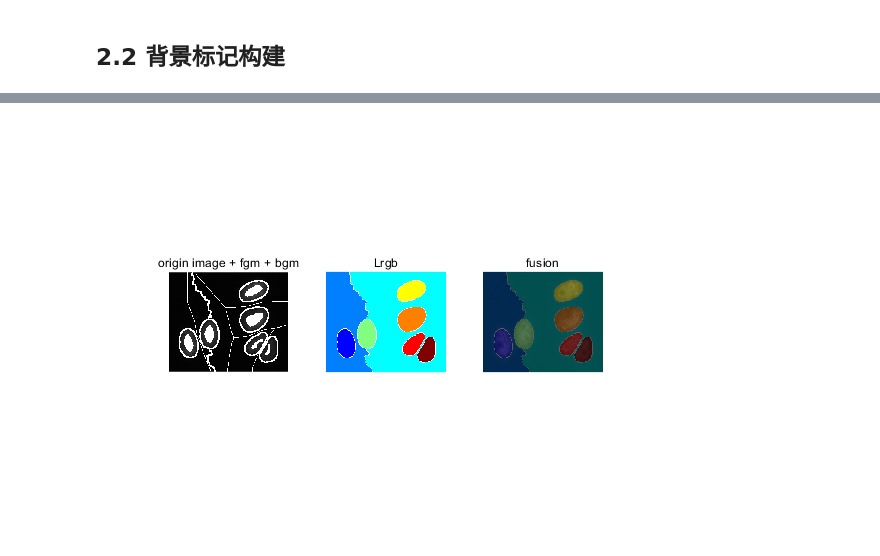
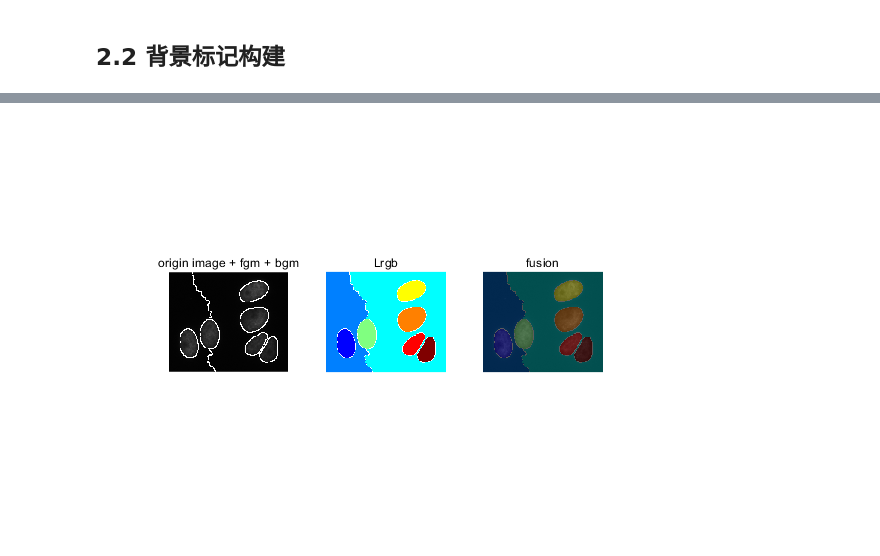
Before and after one commit to GCaptainNemo/image-processing-utils-matlab, a Jupyter notebook: jupyter_notebook/watershed.ipynb, the cells around one changed output, grey strips where cells are left out. Cells and saved outputs as stored; diff of their text form; code cells hidden in the pictures.

```diff
--- a/jupyter_notebook/watershed.ipynb
+++ b/jupyter_notebook/watershed.ipynb
@@ -86,20 +83,20 @@ subplot(122);imshow(bgm);title('bgm');
 # %%
 % smooth gradient image
 gradmag2 = imimposemin(gradmag, bgm | fgm);
 
 % draw
 L = watershed(gradmag2);
 I4 = origin_img;
-I4(imdilate(L == 0, ones(3, 3)) | bgm | fgm) = 255;
+I4(imdilate(L == 0, ones(2, 2))) = 255;
 figure;
 subplot(131); imshow(I4);title('origin image + fgm + bgm');
 
 Lrgb = label2rgb(L);
 subplot(132);imshow(Lrgb);title('Lrgb');
 
 subplot(133);imshow(origin_img);title('fusion')
 hold on
 himage = imshow(Lrgb);
 himage.AlphaData = 0.3;
 # %% [output]
-[figure, old version]
+[figure, new version]
```
Also changed, not shown: parts of 6 cells of this notebook.
